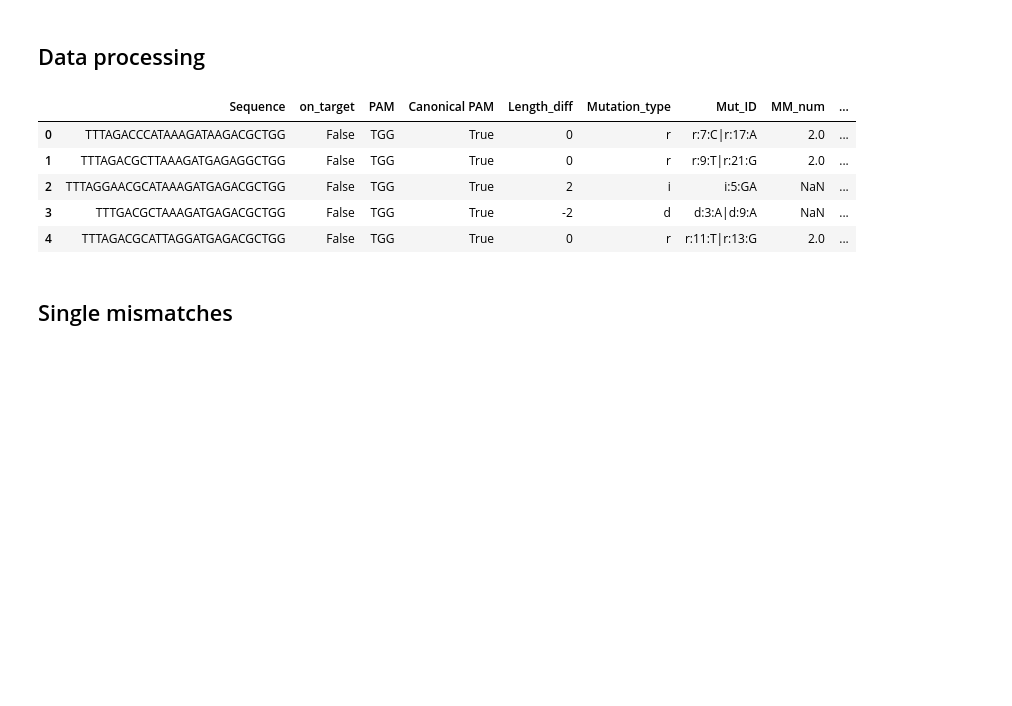
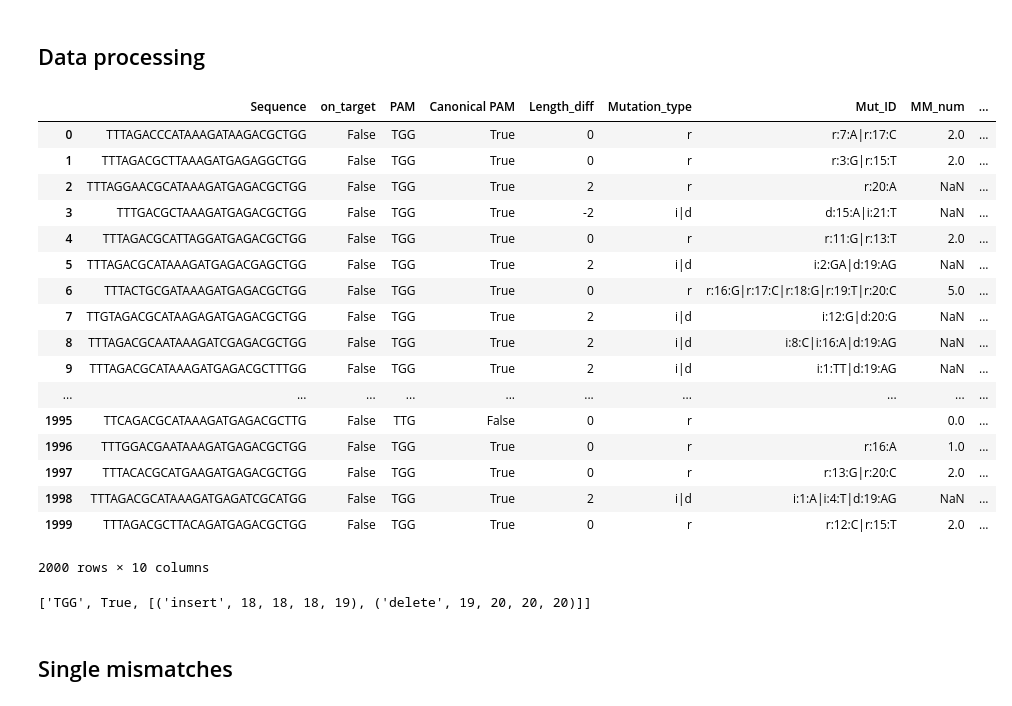
Before and after one commit to martin-depken/Energy-Landscape, a Jupyter notebook: code_ABA_Finkelsteinlab/Looking at Finkelstein data.ipynb, the cells around one changed output. Cells and saved outputs as stored; diff of their text form; code cells hidden in the pictures; blank space fills up the shorter version.

```diff
--- a/code_ABA_Finkelsteinlab/Looking at Finkelstein data.ipynb
+++ b/code_ABA_Finkelsteinlab/Looking at Finkelstein data.ipynb
@@ -82,14 +101,14 @@ def find_mismatches(x,on_target, Cas='Cas9'):
     Cas: Cas type
     '''
 
-    _, s = separate_PAM(x['Sequence'], Cas)
-    _, t = separate_PAM(on_target, Cas)
+    _, s, _ = separate_PAM(x['Sequence'], Cas)
+    _, t, _ = separate_PAM(on_target, Cas)
     positions = np.arange(0,len(t))
     MM_pos = list(positions[np.array(list(t))!=np.array(list(s))])
     MM_seq = list(np.array(list(s))[MM_pos])
     ID_list = []
     for n in range(0,len(MM_pos)):
-        pos_seq = 'r' + ':' + str(MM_pos[n]) + ':' + MM_seq[n]
+        pos_seq = 'r' + ':' + str(MM_pos[n]+1) + ':' + MM_seq[n]
         ID_list.append(pos_seq)
     return '|'.join(ID_list)
 
@@ -116,7 +135,7 @@ def analyse_mut(mut, s, t):
         mut_seq = list(s_list[mut_pos])
         ID_list = []
         for n in range(0,len(mut_pos)):
-            pos_seq = mut_type + ':' + str(mut_pos[n]) + ':' + mut_seq[n]
+            pos_seq = mut_type + ':' + str(mut_pos[n]+1) + ':' + mut_seq[n]
             ID_list.append(pos_seq)
         ID = '|'.join(ID_list)
         return ID
@@ -124,13 +143,13 @@ def analyse_mut(mut, s, t):
         mut_pos = range(mut[3],mut[4])
         s_list = np.array(list(s))
         mut_seq = list(s_list[mut_pos])
-        ID = mut_type + ':' + str(mut[1]) + ':' + ''.join(mut_seq)
+        ID = mut_type + ':' + str(mut[1]+1) + ':' + ''.join(mut_seq)
         return ID
     if mut_type == 'd':
         mut_pos = range(mut[1],mut[2])
         s_list = np.array(list(t))
         mut_seq = list(s_list[mut_pos])
-        ID = mut_type + ':' + str(mut[1]) + ':' + ''.join(mut_seq)
+        ID = mut_type + ':' + str(mut[1]+1) + ':' + ''.join(mut_seq)
         return ID
 
 
@@ -145,8 +164,8 @@ def build_Mut_ID(x,on_target, Cas='Cas9'):
 
     if x['Length_diff'] == 0:
         return find_mismatches(x,on_target, Cas)
-    _, s = separate_PAM(x['Sequence'], Cas)
-    _, t = separate_PAM(on_target, Cas)
+    _, s, _ = separate_PAM(x['Sequence'], Cas)
+    _, t, _ = separate_PAM(on_target, Cas)
     Muts = x['Seq_Analysis'][2]
     ID_list = []
     for mut in Muts:
@@ -167,8 +186,8 @@ def find_mismatc_num(x,on_target, Cas='Cas9'):
     '''
     if x['Length_diff'] != 0:
         return np.nan
-    _, s = separate_PAM(x['Sequence'], Cas)
-    _, t = separate_PAM(on_target, Cas)
+    _, s, _ = separate_PAM(x['Sequence'], Cas)
+    _, t, _ = separate_PAM(on_target, Cas)
     positions = np.arange(0,len(t))
     MM_num = int(np.sum(np.array(list(t))!=np.array(list(s))))
     return MM_num
@@ -180,14 +199,31 @@ data = data[['Sequence','on_target','PAM','Canonical PAM','Length_diff','Mutatio
 # %%
 output_filename = filename.split('.')[0]+'-'+'processed'+'.csv'
 data.to_csv(Path+output_filename, index=False)
-data.head()
+data.head(2000)
 # %% [output]
 |  | Sequence | on_target | PAM | Canonical PAM | Length_diff | Mutation_type | Mut_ID | MM_num | ... |
-| 0 | TTTAGACCCATAAAGATAAGACGCTGG | False | TGG | True | 0 | r | r:7:C|r:17:A | 2.0 | ... |
-| 1 | TTTAGACGCTTAAAGATGAGAGGCTGG | False | TGG | True | 0 | r | r:9:T|r:21:G | 2.0 | ... |
-| 2 | TTTAGGAACGCATAAAGATGAGACGCTGG | False | TGG | True | 2 | i | i:5:GA | NaN | ... |
-| 3 | TTTGACGCTAAAGATGAGACGCTGG | False | TGG | True | -2 | d | d:3:A|d:9:A | NaN | ... |
-| 4 | TTTAGACGCATTAGGATGAGACGCTGG | False | TGG | True | 0 | r | r:11:T|r:13:G | 2.0 | ... |
+| 0 | TTTAGACCCATAAAGATAAGACGCTGG | False | TGG | True | 0 | r | r:7:A|r:17:C | 2.0 | ... |
+| 1 | TTTAGACGCTTAAAGATGAGAGGCTGG | False | TGG | True | 0 | r | r:3:G|r:15:T | 2.0 | ... |
+| 2 | TTTAGGAACGCATAAAGATGAGACGCTGG | False | TGG | True | 2 | r | r:20:A | NaN | ... |
+| 3 | TTTGACGCTAAAGATGAGACGCTGG | False | TGG | True | -2 | i|d | d:15:A|i:21:T | NaN | ... |
+| 4 | TTTAGACGCATTAGGATGAGACGCTGG | False | TGG | True | 0 | r | r:11:G|r:13:T | 2.0 | ... |
+| 5 | TTTAGACGCATAAAGATGAGACGAGCTGG | False | TGG | True | 2 | i|d | i:2:GA|d:19:AG | NaN | ... |
+| 6 | TTTACTGCGATAAAGATGAGACGCTGG | False | TGG | True | 0 | r | r:16:G|r:17:C|r:18:G|r:19:T|r:20:C | 5.0 | ... |
+| 7 | TTGTAGACGCATAAGAGATGAGACGCTGG | False | TGG | True | 2 | i|d | i:12:G|d:20:G | NaN | ... |
+| 8 | TTTAGACGCAATAAAGATCGAGACGCTGG | False | TGG | True | 2 | i|d | i:8:C|i:16:A|d:19:AG | NaN | ... |
+| 9 | TTTAGACGCATAAAGATGAGACGCTTTGG | False | TGG | True | 2 | i|d | i:1:TT|d:19:AG | NaN | ... |
+| ... | ... | ... | ... | ... | ... | ... | ... | ... | ... |
+| 1995 | TTCAGACGCATAAAGATGAGACGCTTG | False | TTG | False | 0 | r |  | 0.0 | ... |
+| 1996 | TTTGGACGAATAAAGATGAGACGCTGG | False | TGG | True | 0 | r | r:16:A | 1.0 | ... |
+| 1997 | TTTACACGCATGAAGATGAGACGCTGG | False | TGG | True | 0 | r | r:13:G|r:20:C | 2.0 | ... |
+| 1998 | TTTAGACGCATAAAGATGAGATCGCATGG | False | TGG | True | 2 | i|d | i:1:A|i:4:T|d:19:AG | NaN | ... |
+| 1999 | TTTAGACGCTTACAGATGAGACGCTGG | False | TGG | True | 0 | r | r:12:C|r:15:T | 2.0 | ... |
+2000 rows × 10 columns
+# %%
+x = data['Sequence'].iloc[1987]
+find_Mutations(x, on_target, Cas)
+# %% [output]
+['TGG', True, [('insert', 18, 18, 18, 19), ('delete', 19, 20, 20, 20)]]
 # %% [markdown]
 ## Single mismatches
 # %%
```
Also changed, not shown: parts of 2 cells of this notebook.
